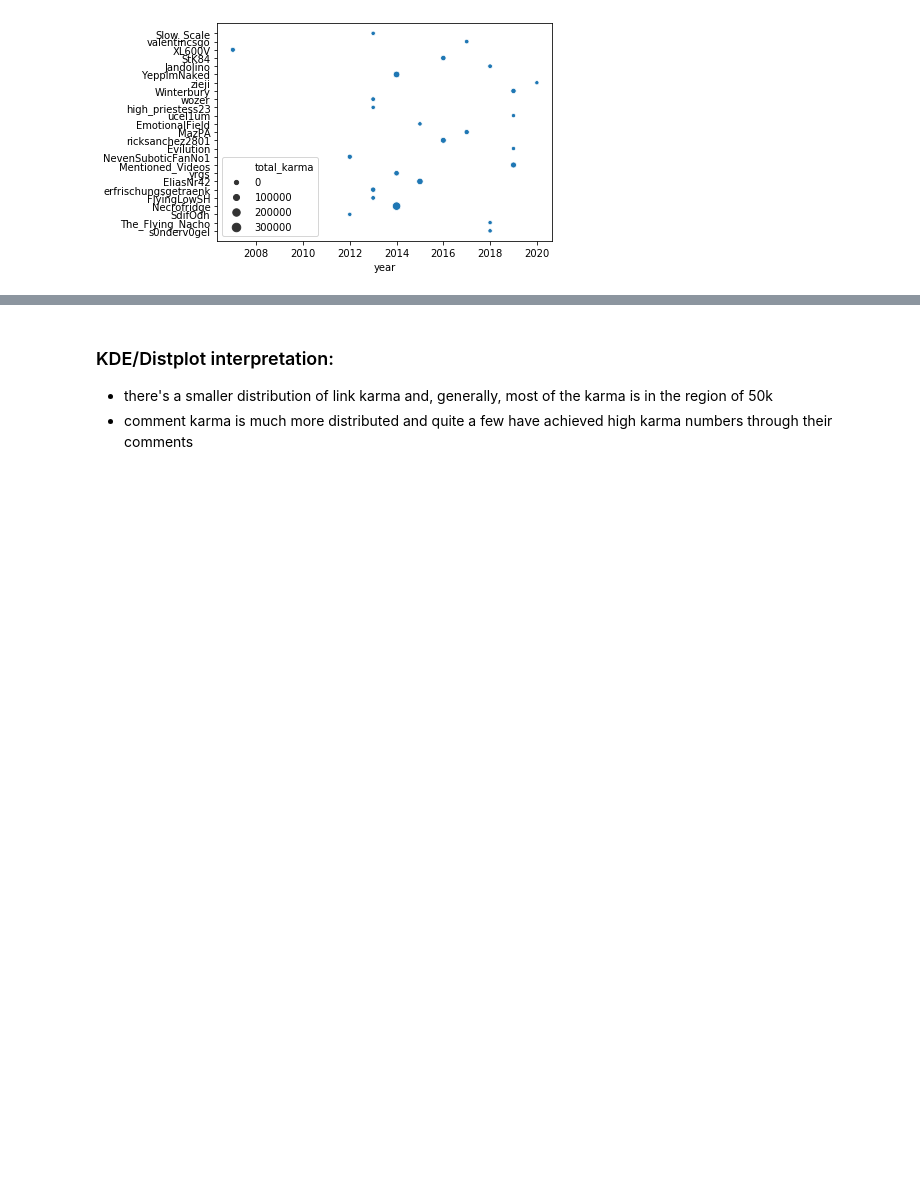
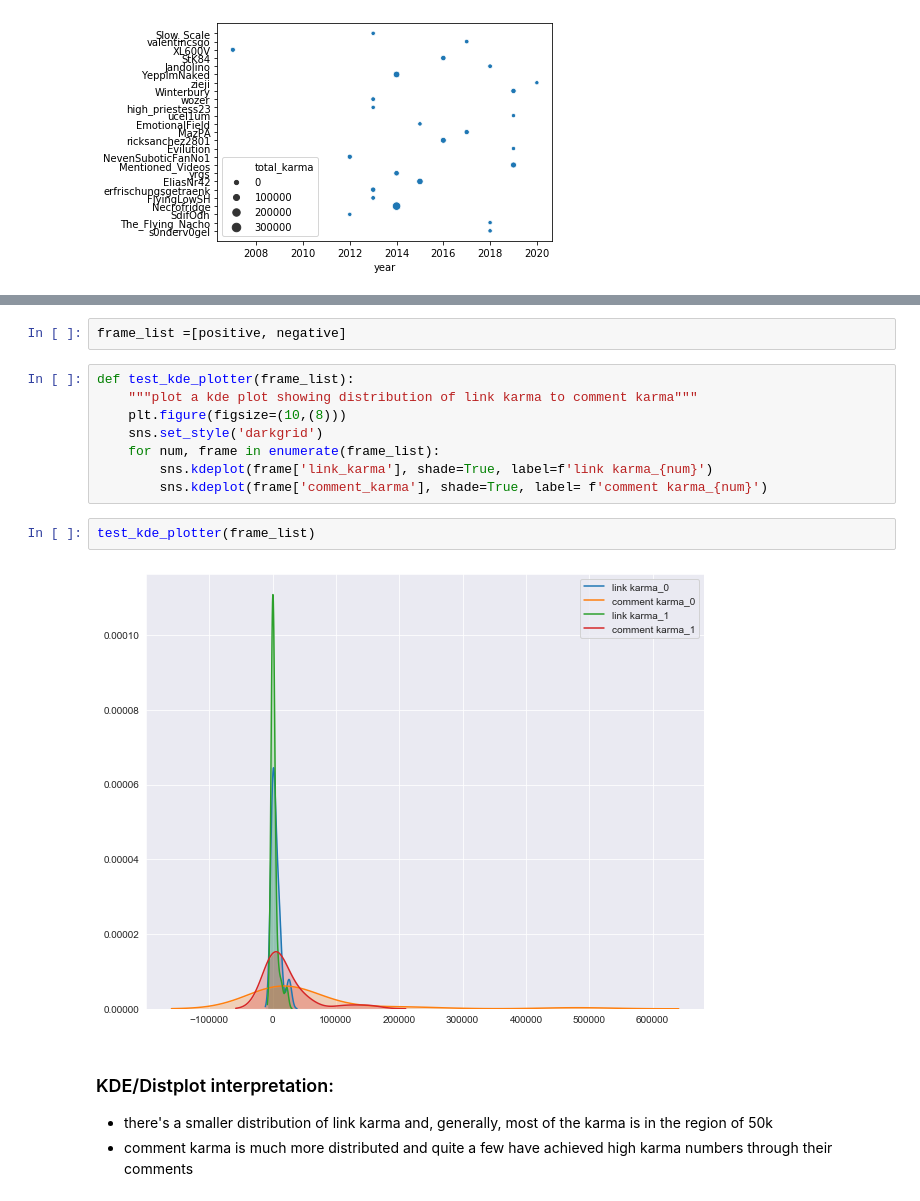
Before and after one commit to xaverdorner/reddit_analysis_project, a Jupyter notebook: Reddit_visualizations.ipynb, the cells around one changed output, grey strips where cells are left out. Cells and saved outputs as stored; diff of their text form; blank space fills up the shorter version.

```diff
--- a/Reddit_visualizations.ipynb
+++ b/Reddit_visualizations.ipynb
@@ -91,3 +142,17 @@ sns.kdeplot(top_25['comment_karma'], shade=True, label= 'comment karma')
+# %%
+frame_list =[positive, negative]
+# %%
+def test_kde_plotter(frame_list):
+    """plot a kde plot showing distribution of link karma to comment karma"""
+    plt.figure(figsize=(10,(8)))
+    sns.set_style('darkgrid')
+    for num, frame in enumerate(frame_list):
+        sns.kdeplot(frame['link_karma'], shade=True, label=f'link karma_{num}')
+        sns.kdeplot(frame['comment_karma'], shade=True, label= f'comment karma_{num}')
+# %%
+test_kde_plotter(frame_list)
+# %% [output]
+[figure, added]
 # %% [markdown]
 ### KDE/Distplot interpretation:
 - there's a smaller distribution of link karma and, generally, most of the karma is in the region of 50k
```
Also changed, not shown: parts of 21 cells of this notebook, 2 other files.
